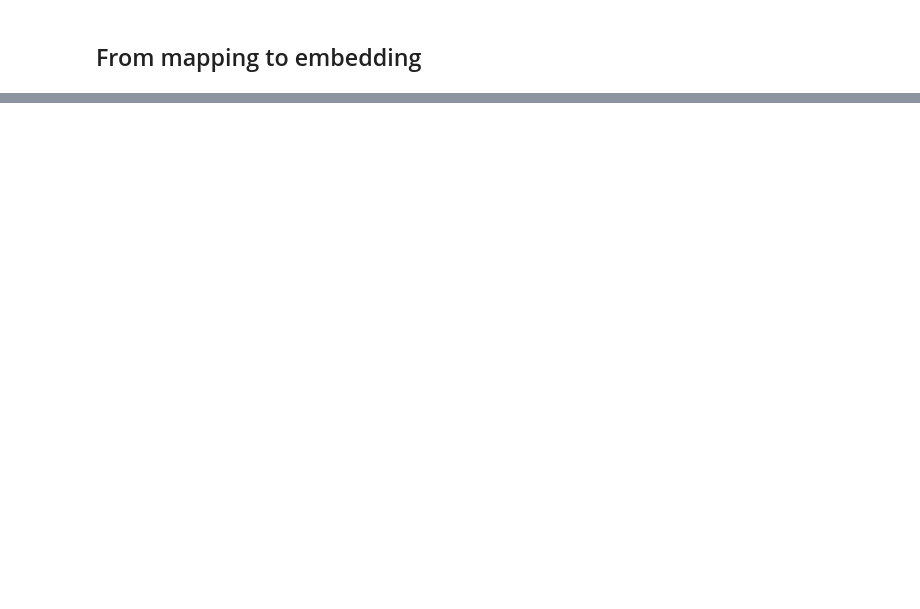
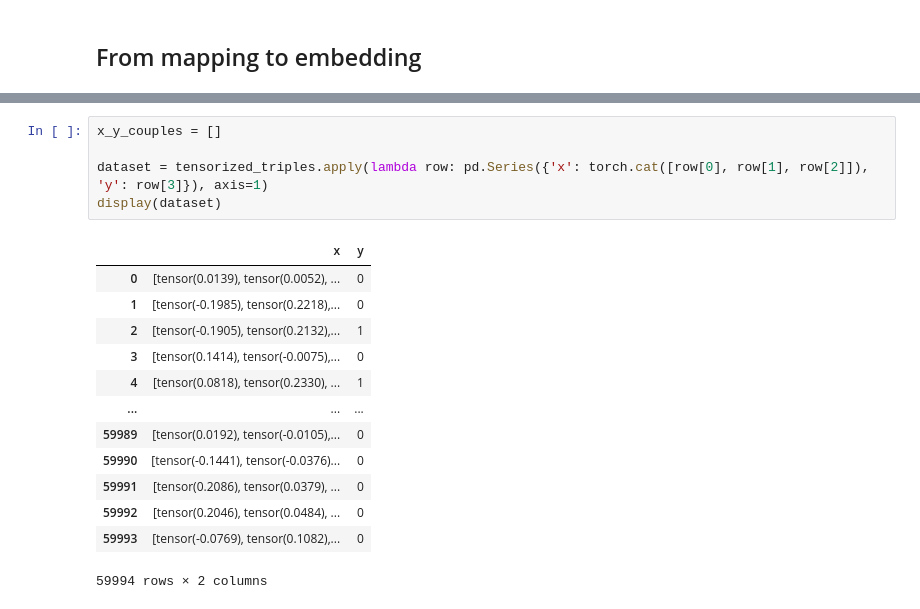
Before and after one commit to ElliotButz/ESL2024, a Jupyter notebook: code/Making_ComplEx_embeddings.ipynb, the cells around one changed output, grey strips where cells are left out. Cells and saved outputs as stored; diff of their text form; blank space fills up the shorter version.

Commit message:
Dataset for MLP made.

```diff
--- a/code/Making_ComplEx_embeddings.ipynb
+++ b/code/Making_ComplEx_embeddings.ipynb
@@ -592,0 +615,19 @@ print(embedded_iric['predicate'][0])
+# %%
+x_y_couples = []
+
+dataset = tensorized_triples.apply(lambda row: pd.Series({'x': torch.cat([row[0], row[1], row[2]]), 'y': row[3]}), axis=1)
+display(dataset)
+# %% [output]
+|  | x | y |
+| 0 | [tensor(0.0139), tensor(0.0052), ... | 0 |
+| 1 | [tensor(-0.1985), tensor(0.2218),... | 0 |
+| 2 | [tensor(-0.1905), tensor(0.2132),... | 1 |
+| 3 | [tensor(0.1414), tensor(-0.0075),... | 0 |
+| 4 | [tensor(0.0818), tensor(0.2330), ... | 1 |
+| ... | ... | ... |
+| 59989 | [tensor(0.0192), tensor(-0.0105),... | 0 |
+| 59990 | [tensor(-0.1441), tensor(-0.0376)... | 0 |
+| 59991 | [tensor(0.2086), tensor(0.0379), ... | 0 |
+| 59992 | [tensor(0.2046), tensor(0.0484), ... | 0 |
+| 59993 | [tensor(-0.0769), tensor(0.1082),... | 0 |
+59994 rows × 2 columns
```
Also changed, not shown: parts of 12 cells of this notebook.
